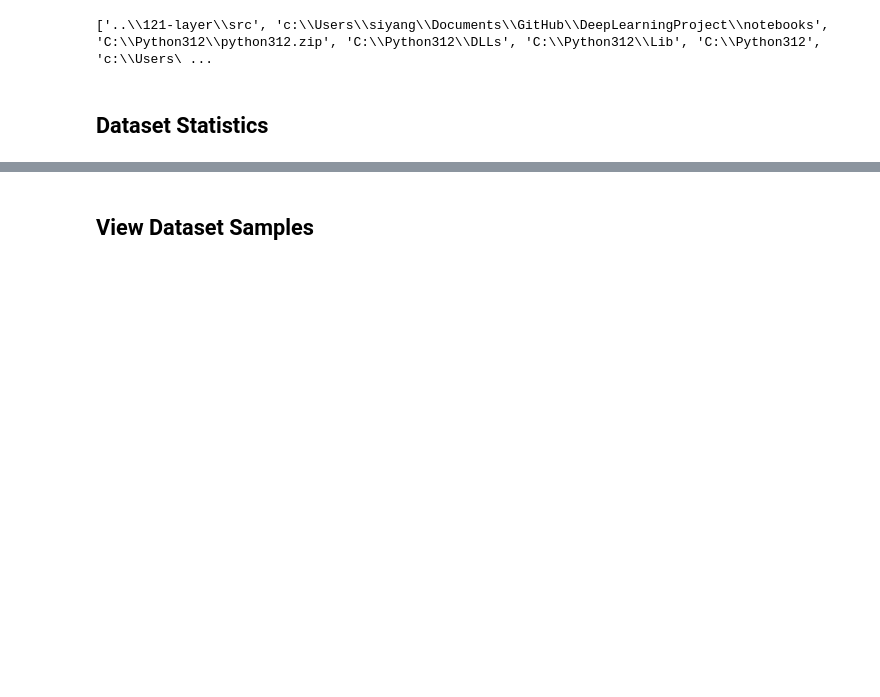
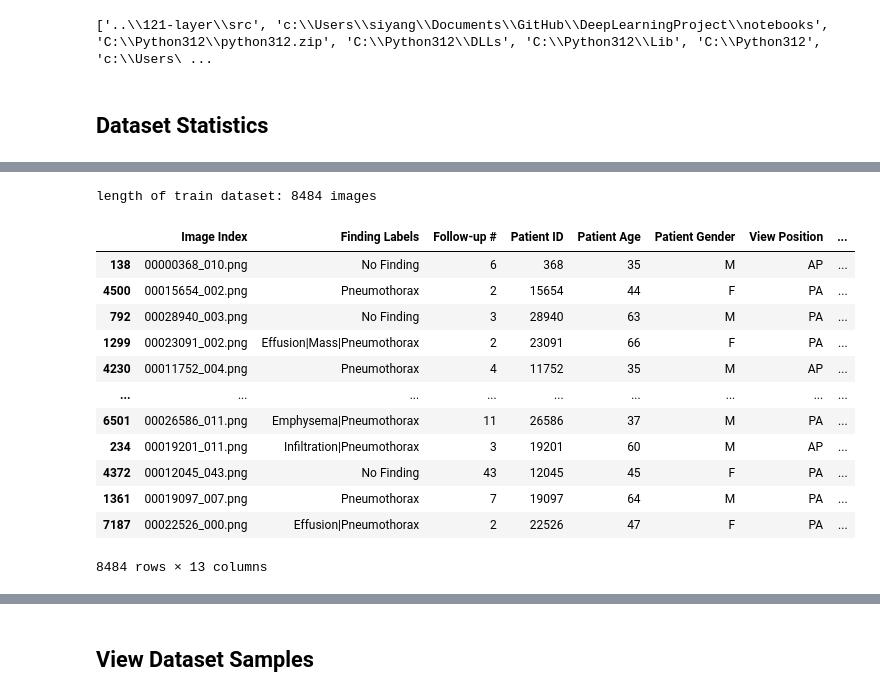
Before and after one commit to sihvn/DeepLearningProject, a Jupyter notebook: notebooks/eda.ipynb, the cells around one changed output, grey strips where cells are left out. Drawn from its saved outputs; the diff is of its cells as text; code cells hidden in the pictures; blank space fills up the shorter version.

```diff
--- a/notebooks/eda.ipynb
+++ b/notebooks/eda.ipynb
@@ -14,0 +20,22 @@ print(sys.path)
+# %%
+## download labels from https://nihcc.app.box.com/v/ChestXray-NIHCC/folder/36938765345
+from preprocessing import *
+train_dataset, val_dataset,train_loader, val_loader,test_dataset, test_loader= get_data_loaders(data_dir='../raw_data/archive/', label_file='../raw_data/archive/CXR8-selected/Data_Entry_2017_v2020.csv')
+# %%
+print(f"length of train dataset: {len(train_dataset)} images")
+train_dataset.dataset.labels_df.iloc[train_dataset.indices, :]
+# %% [output]
+length of train dataset: 8484 images
+|  | Image Index | Finding Labels | Follow-up # | Patient ID | Patient Age | Patient Gender | View Position | ... |
+| 138 | 00000368_010.png | No Finding | 6 | 368 | 35 | M | AP | ... |
+| 4500 | 00015654_002.png | Pneumothorax | 2 | 15654 | 44 | F | PA | ... |
+| 792 | 00028940_003.png | No Finding | 3 | 28940 | 63 | M | PA | ... |
+| 1299 | 00023091_002.png | Effusion|Mass|Pneumothorax | 2 | 23091 | 66 | F | PA | ... |
+| 4230 | 00011752_004.png | Pneumothorax | 4 | 11752 | 35 | M | AP | ... |
+| ... | ... | ... | ... | ... | ... | ... | ... | ... |
+| 6501 | 00026586_011.png | Emphysema|Pneumothorax | 11 | 26586 | 37 | M | PA | ... |
+| 234 | 00019201_011.png | Infiltration|Pneumothorax | 3 | 19201 | 60 | M | AP | ... |
+| 4372 | 00012045_043.png | No Finding | 43 | 12045 | 45 | F | PA | ... |
+| 1361 | 00019097_007.png | Pneumothorax | 7 | 19097 | 64 | M | PA | ... |
+| 7187 | 00022526_000.png | Effusion|Pneumothorax | 2 | 22526 | 47 | F | PA | ... |
+8484 rows × 13 columns
```
Also changed, not shown: parts of 5 cells of this notebook, 1 other file.
